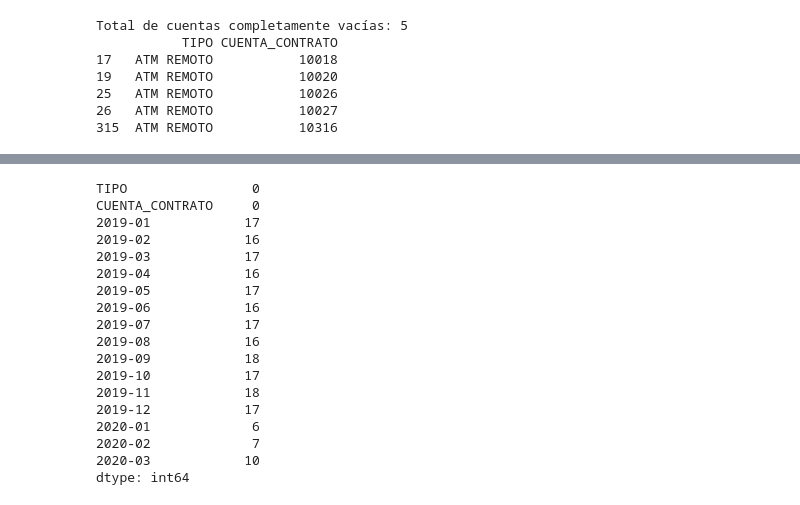
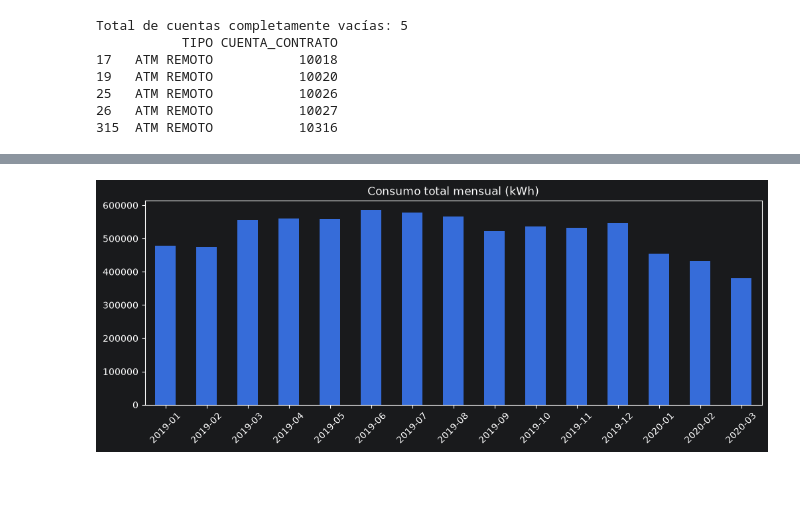
Before and after one commit to BreinerNavarro/IA_II, a Jupyter notebook: Corte_II/Actividad1_regresion_logistica.ipynb, the cells around one changed output, grey strips where cells are left out. Cells and saved outputs as stored; diff of their text form; code cells hidden in the pictures.

```diff
--- a/Corte_II/Actividad1_regresion_logistica.ipynb
+++ b/Corte_II/Actividad1_regresion_logistica.ipynb
@@ -104,6 +108,10 @@ dataClean.head()
 # %%
 # como vimos en dataClean.info() sabemos que los datos están en tipo object y los necesitamos en numeriicos
 
-dataClean[cols_fechas] = dataClean[cols_fechas].apply(pd.to_numeric, errors='coerce') # convertimos los str a numericos
-dataClean.head()
+# Desde la columna 3 en adelante están los consumos
+cols_consumo = dataClean.columns[2:]
+
+dataClean[cols_consumo] = dataClean[cols_consumo].apply(pd.to_numeric,errors='coerce')
+dataClean.info()
+dataClean.isnull().sum() # Vemos que todavia hay datos nulos
 # %% [output]
@@ -174,21 +172,9 @@ dataClean = dataClean.drop(index=cuentas_inactivas.index).reset_index(drop=True)
-# %%
-dataClean.isnull().sum()
-# %% [output]
-TIPO                0
-CUENTA_CONTRATO     0
-2019-01            17
-2019-02            16
-2019-03            17
-2019-04            16
-2019-05            17
-2019-06            16
-2019-07            17
-2019-08            16
-2019-09            18
-2019-10            17
-2019-11            18
-2019-12            17
-2020-01             6
-2020-02             7
-2020-03            10
-dtype: int64
+# %%
+# Consumo total por mes
+cols = dataClean.columns[2:]
+
+dataClean[cols].sum().plot(kind='bar', figsize=(12,4), title='Consumo total mensual (kWh)')
+plt.xticks(rotation=45)
+plt.show()
+# %% [output]
+[figure, added]
```
Also changed, not shown: parts of 16 cells of this notebook, 5 other files.
